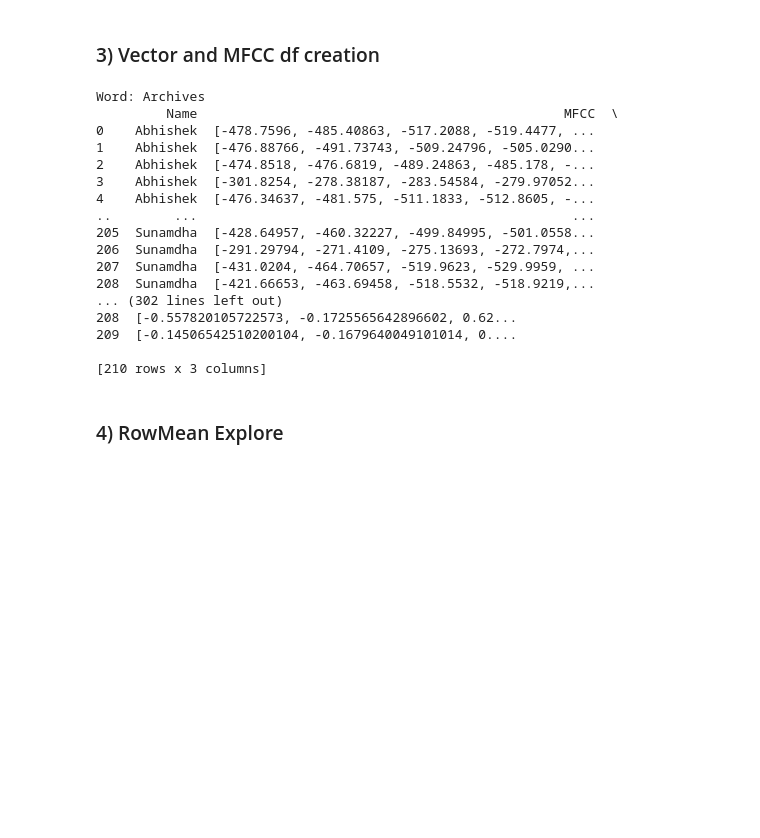
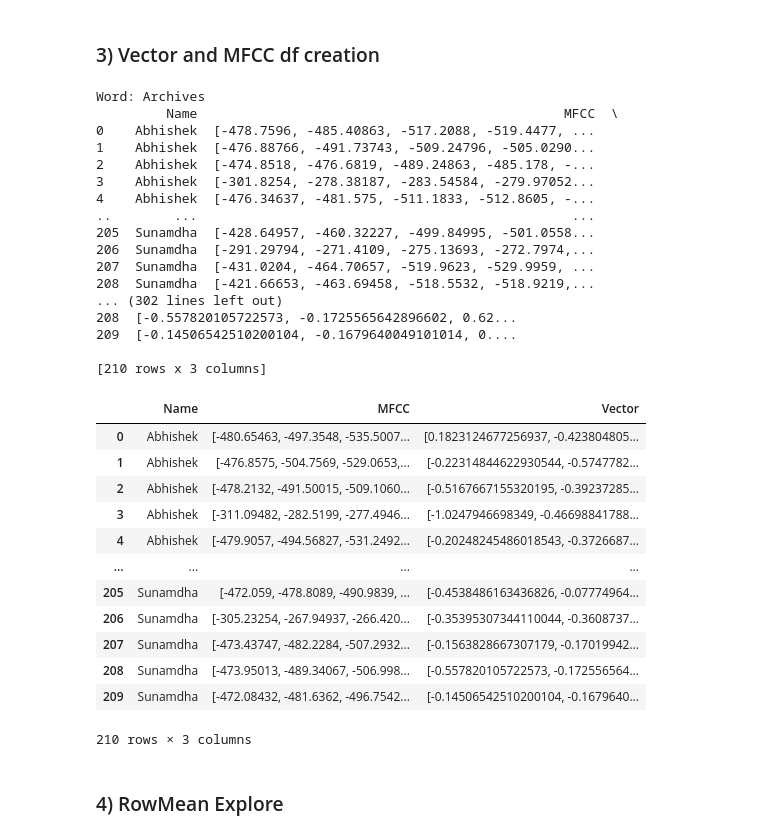
Before and after one commit to Arunanshu22/TVSM-Phoenix, a Jupyter notebook: Method 5/additional_features.ipynb, the cells around one changed output. Cells and saved outputs as stored; diff of their text form; code cells hidden in the pictures; blank space fills up the shorter version.

```diff
--- a/Method 5/additional_features.ipynb
+++ b/Method 5/additional_features.ipynb
@@ -279,33 +280,47 @@ for file_name in files:
         word_data[word]['Vector'].append(features)  # Add the vector values
 
 # Create DataFrames for each word
 word_dfs = {}
 for word, data in word_data.items():
     df = pd.DataFrame(data)
     word_dfs[word] = df
 
 # Display DataFrames for each word
 for word, df in word_dfs.items():
     print(f"\nWord: {word}")
     print(df)
+df
 # %% [output]
 Word: Archives
          Name                                               MFCC  \
 0    Abhishek  [-478.7596, -485.40863, -517.2088, -519.4477, ...
 1    Abhishek  [-476.88766, -491.73743, -509.24796, -505.0290...
 2    Abhishek  [-474.8518, -476.6819, -489.24863, -485.178, -...
 3    Abhishek  [-301.8254, -278.38187, -283.54584, -279.97052...
 4    Abhishek  [-476.34637, -481.575, -511.1833, -512.8605, -...
 ..        ...                                                ...
 205  Sunamdha  [-428.64957, -460.32227, -499.84995, -501.0558...
 206  Sunamdha  [-291.29794, -271.4109, -275.13693, -272.7974,...
 207  Sunamdha  [-431.0204, -464.70657, -519.9623, -529.9959, ...
 208  Sunamdha  [-421.66653, -463.69458, -518.5532, -518.9219,...
 ... (302 lines left out)
 208  [-0.557820105722573, -0.1725565642896602, 0.62...
 209  [-0.14506542510200104, -0.1679640049101014, 0....
 
 [210 rows x 3 columns]
+|  | Name | MFCC | Vector |
+| 0 | Abhishek | [-480.65463, -497.3548, -535.5007... | [0.1823124677256937, -0.423804805... |
+| 1 | Abhishek | [-476.8575, -504.7569, -529.0653,... | [-0.22314844622930544, -0.5747782... |
+| 2 | Abhishek | [-478.2132, -491.50015, -509.1060... | [-0.5167667155320195, -0.39237285... |
+| 3 | Abhishek | [-311.09482, -282.5199, -277.4946... | [-1.0247946698349, -0.46698841788... |
+| 4 | Abhishek | [-479.9057, -494.56827, -531.2492... | [-0.20248245486018543, -0.3726687... |
+| ... | ... | ... | ... |
+| 205 | Sunamdha | [-472.059, -478.8089, -490.9839, ... | [-0.4538486163436826, -0.07774964... |
+| 206 | Sunamdha | [-305.23254, -267.94937, -266.420... | [-0.35395307344110044, -0.3608737... |
+| 207 | Sunamdha | [-473.43747, -482.2284, -507.2932... | [-0.1563828667307179, -0.17019942... |
+| 208 | Sunamdha | [-473.95013, -489.34067, -506.998... | [-0.557820105722573, -0.172556564... |
+| 209 | Sunamdha | [-472.08432, -481.6362, -496.7542... | [-0.14506542510200104, -0.1679640... |
+210 rows × 3 columns
 # %% [markdown]
 ### 4) RowMean Explore
 # %%
```
Also changed, not shown: parts of 10 cells of this notebook.
